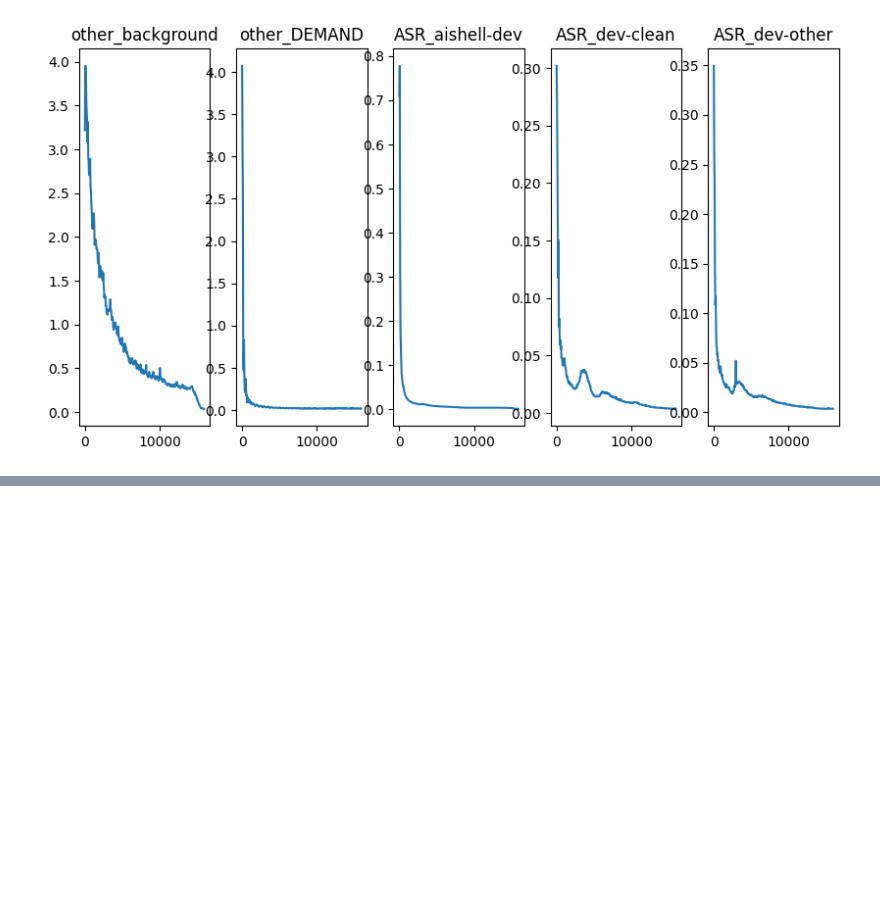
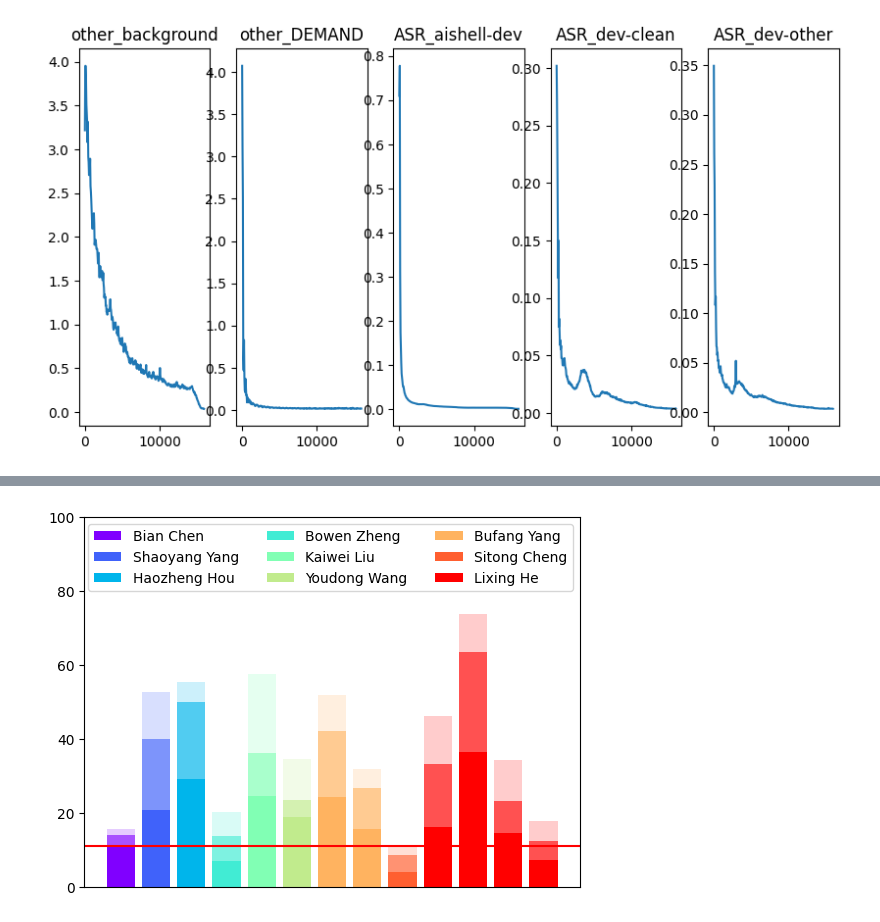
Before and after one commit to CUHK-AIoT-Sensing/Earable, a Jupyter notebook: vibvoice+/figure.ipynb, the cells around one changed output, grey strips where cells are left out. Cells and saved outputs as stored; diff of their text form; code cells hidden in the pictures; blank space fills up the shorter version.

```diff
--- a/vibvoice+/figure.ipynb
+++ b/vibvoice+/figure.ipynb
@@ -66,3 +82,55 @@ plt.show()
+# %%
+def organize_dict(dictionary):
+    new_dict = {}
+    for i, key in enumerate(dictionary.keys()):
+        speaker = ' '.join(key.split('_')[:2])
+        date = key.split('_')[-1]
+        if speaker not in new_dict:
+            new_dict[speaker] = {date: dictionary[key]}
+        else:
+            new_dict[speaker][date] = dictionary[key]
+    return new_dict
+
+inp = {'Bian_Chen_2023-09-07': 15.55, 'Shaoyang_Yang_2023-09-10': 52.62, 'Haozheng_Hou_2023-09-11': 55.35, 'Bowen_Zheng_2023-09-07': 20.06, 'Kaiwei_Liu_2023-09-11': 57.47, 'Youdong_Wang_2023-09-11': 34.44, 'Bufang_Yang_2023-09-09': 51.68, 'Bufang_Yang_2023-09-05': 31.83, 'Sitong_Cheng_2023-09-07': 11.32, 'Lixing_He_2023-09-10': 46.15, 'Lixing_He_2023-09-11': 73.66, 'Lixing_He_2023-09-09': 34.3, 'Lixing_He_2023-09-05': 17.7}
+
+baseline = {'Bian_Chen_2023-09-07': 14.02, 'Shaoyang_Yang_2023-09-10': 39.81, 'Haozheng_Hou_2023-09-11': 49.95, 'Bowen_Zheng_2023-09-07': 13.55, 'Kaiwei_Liu_2023-09-11': 36.11, 'Youdong_Wang_2023-09-11': 23.46, 'Bufang_Yang_2023-09-09': 41.99, 'Bufang_Yang_2023-09-05': 26.62, 'Sitong_Cheng_2023-09-07': 8.6, 'Lixing_He_2023-09-10': 33.17, 'Lixing_He_2023-09-11': 63.5, 'Lixing_He_2023-09-09': 23.08, 'Lixing_He_2023-09-05': 12.44}
+
+vibvoice = {'Bian_Chen_2023-09-07': 11.2, 'Shaoyang_Yang_2023-09-10': 20.81, 'Haozheng_Hou_2023-09-11': 29.02, 'Bowen_Zheng_2023-09-07': 6.9, 'Kaiwei_Liu_2023-09-11': 24.58, 'Youdong_Wang_2023-09-11': 18.79, 'Bufang_Yang_2023-09-09': 24.33, 'Bufang_Yang_2023-09-05': 15.59, 'Sitong_Cheng_2023-09-07': 3.91, 'Lixing_He_2023-09-10': 16.19, 'Lixing_He_2023-09-11': 36.37, 'Lixing_He_2023-09-09': 14.36, 'Lixing_He_2023-09-05': 7.19}
+
+
+inp = organize_dict(inp)
+baseline = organize_dict(baseline)
+vibvoice = organize_dict(vibvoice)
+speaker = ''
+dates = []
+j = 0
+from matplotlib.pyplot import cm
+color = cm.rainbow(np.linspace(0, 1, len(vibvoice.keys())))
+color_light = color
+color_light[:, -1] = 1
+for i, speaker in enumerate(vibvoice.keys()):
+
+    dates = inp[speaker].keys()
+    cer = inp[speaker].values()
+    plt.bar(range(j, j+len(dates)), cer, color=color[i] + np.array([0, 0, 0, -0.8]))
+
+    dates = baseline[speaker].keys()
+    cer_baseline = baseline[speaker].values()
+    plt.bar(range(j, j+len(dates)), cer_baseline, color=color[i] + np.array([0, 0, 0, -0.4]))
+
+    dates = vibvoice[speaker].keys()
+    cer_vib = vibvoice[speaker].values()
+    plt.bar(range(j, j+len(dates)), cer_vib, color=color[i], label=speaker)
+
+
+    j += len(dates)
+plt.axhline(y=11, color='r', linestyle='-')
+plt.ylim(0, 100)
+plt.legend(ncol=3)
+plt.xticks([])
+plt.show()
+# %% [output]
+[figure, added]
 # %%
 
 '''
```
Also changed, not shown: parts of 3 cells of this notebook, 15 other files.
